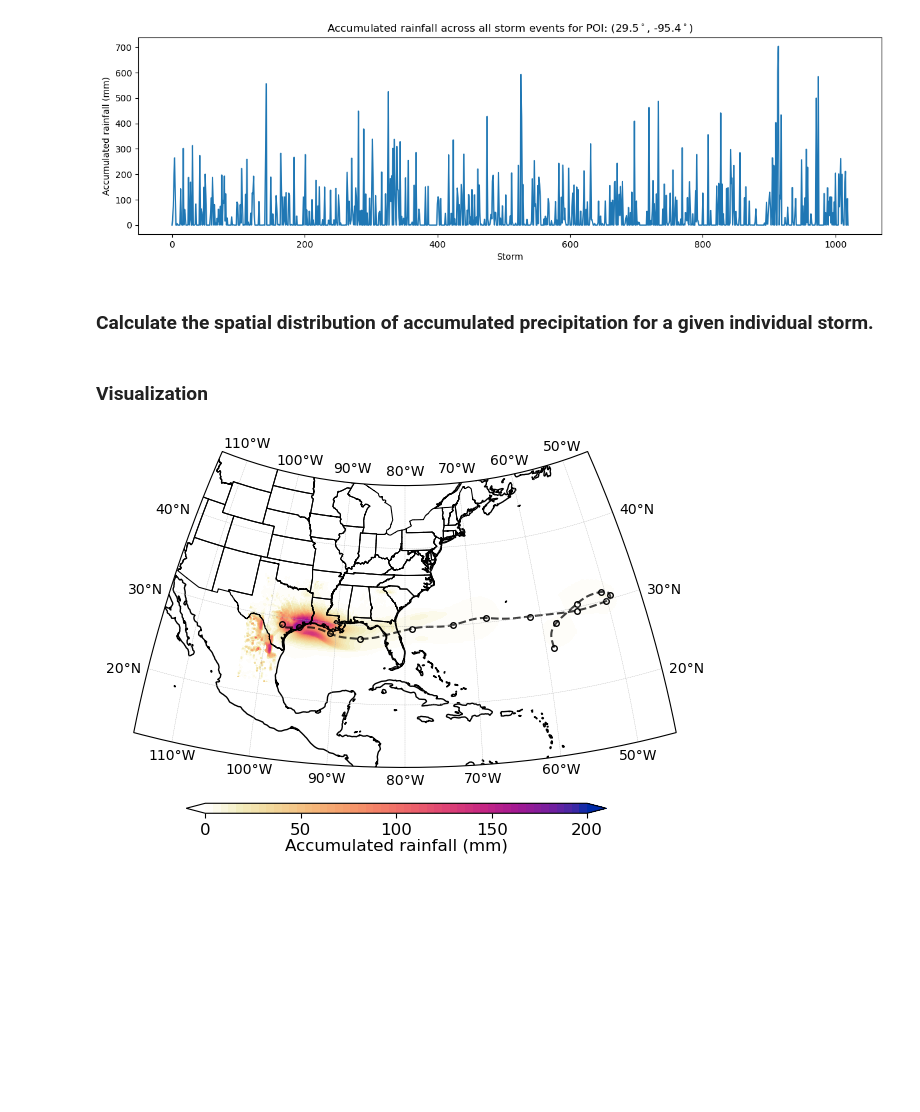
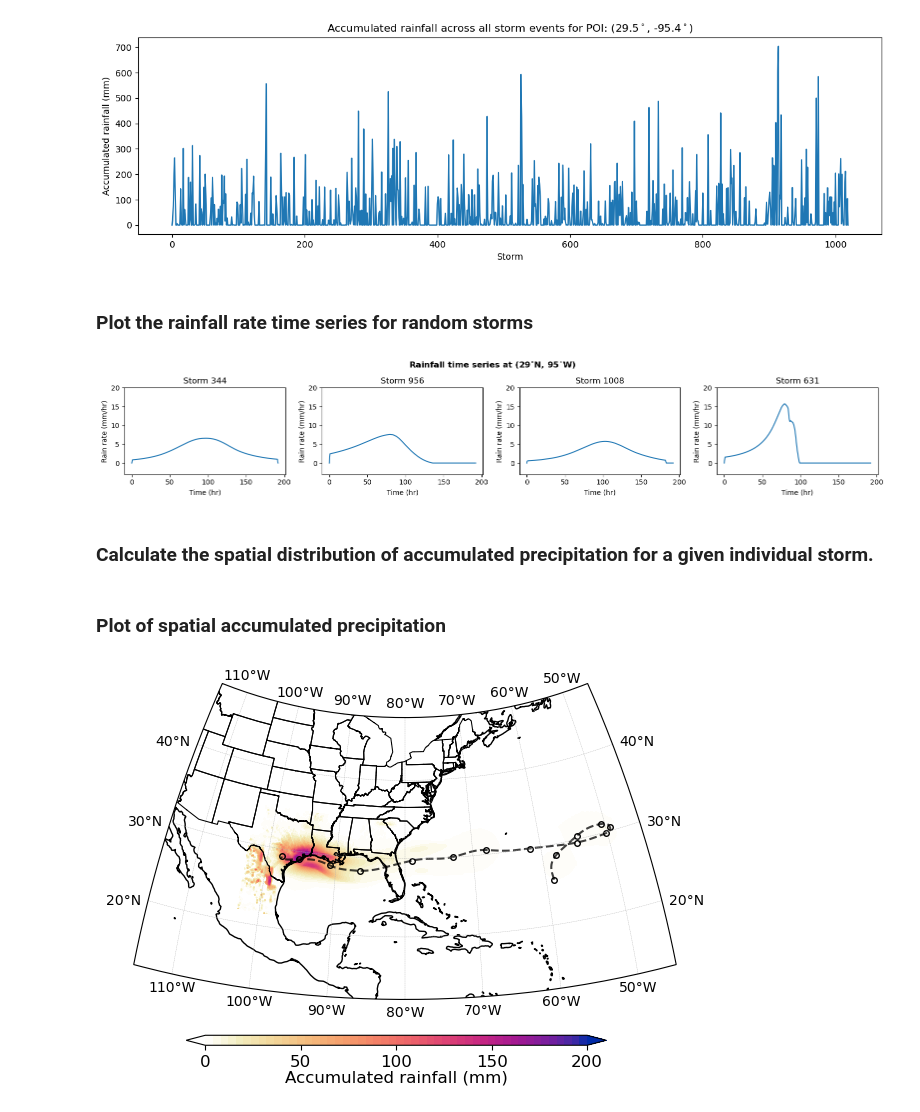
Before and after one commit to levuvietphong/pyTCR, a Jupyter notebook: notebooks/ex2_rainfall_generation.ipynb, the cells around one changed output. Cells and saved outputs as stored; diff of their text form; code cells hidden in the pictures; blank space fills up the shorter version.

```diff
--- a/notebooks/ex2_rainfall_generation.ipynb
+++ b/notebooks/ex2_rainfall_generation.ipynb
@@ -52,16 +53,21 @@ data_directory = '../data/downscaled/'
 In this notebook, the [E3SM version 1.0](https://e3sm.org/) is demonstrated but the notebook is applicable to other [CMIP6 models](https://pcmdi.llnl.gov/CMIP6/).
 # %%
+model = 'E3SM-1-0'
+expmnt='historical'
+
 # Load NetCDF data
 ds, lat_trks, lon_trks, n_trk, v_trks, vmax_trks, u850_trks, v850_trks, \
     tc_month, tc_years, tc_time = tcr_io.load_netcdf_track_data(
-    data_directory=data_directory, model='E3SM-1-0', basin='NA', expmnt='historical')
+    data_directory=data_directory, model=model, basin='NA', expmnt=expmnt)
 # %% [markdown]
 ### Estimate the radius of the tropical cyclone based on circular wind speed.
 # %%
 # estimate_rm = True: will force to estimate the radius of maximum circular wind
 # estimate_rm = False: will check if rm is already in the dataset.
 #   - if yes, it skips this step
-#   - if no, it will estimate rm
+#   - if no, it will estimate rm. This step takes about 6 min for 1000 TCs.
+# NOTE: After estimating rm, it will be saved in the netcdf file. Next time, it will skip this step.
+
 estimate_rm = False
 
 # force to estimate the radius of maximum circular wind
@@ -69,7 +75,7 @@ if 'rm_trks' not in list(ds.keys()) or estimate_rm == True:
     print('Estimating the radius of maximum circular wind... ')
     rm_trks = tcr_wind.estimate_radius_wind(
         ds, lat_trks, vmax_trks, n_trk, data_directory=data_directory,
-        model='E3SM-1-0', basin='NA', expmnt='historical')
+        model=model, basin='NA', expmnt=expmnt)
 else:
     print('The radius of maximum circular wind was found in file!')
     print('Loading rm_trks...')
@@ -106,6 +112,22 @@ ax.set_title(
 # %% [output]
 Text(0.5, 1.0, 'Accumulated rainfall across all storm events for POI: (29.5$^\\circ$, -95.4$^\\circ$)')
 [figure]
+# %% [markdown]
+### Plot the rainfall rate time series for random storms
+# %%
+storms = np.where(rain>200)[0]
+ind = np.random.choice(storms, 4, replace=False)
+fig,ax = plt.subplots(1,4,figsize=(16,3))
+for k in range(4):
+    ax[k].plot(np.squeeze(rainrate[ind[k],:]))
+    ax[k].set_xlabel('Time (hr)')
+    ax[k].set_ylabel('Rain rate (mm/hr)')
+    ax[k].set_title(f'Storm {ind[k]}')
+    ax[k].set_ylim([-3, 20])
+fig.suptitle('Rainfall time series at (29$^{\circ}$N, 95$^{\circ}$W)', fontsize=12, fontweight='bold', y=0.95)
+fig.tight_layout()
+# %% [output]
+[figure, added]
 # %% [markdown]
 ### Calculate the spatial distribution of accumulated precipitation for a given individual storm.
 # %%
@@ -116,5 +138,5 @@ x, y, netrain = tcr_rain.rainswathx(
-# %% [markdown]
-### Visualization
+# %% [markdown]
+### Plot of spatial accumulated precipitation
 # %%
 cmap = cc.cm.CET_L17
 max_precip = 200
```
Also changed, not shown: parts of 10 cells of this notebook, 8 other files.
